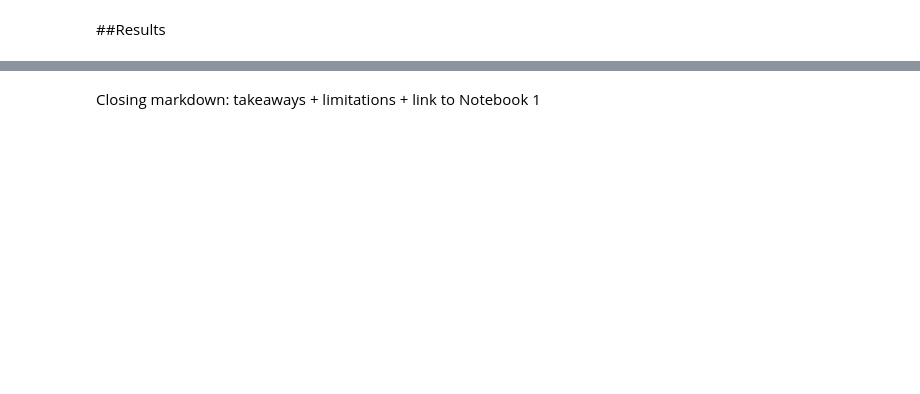
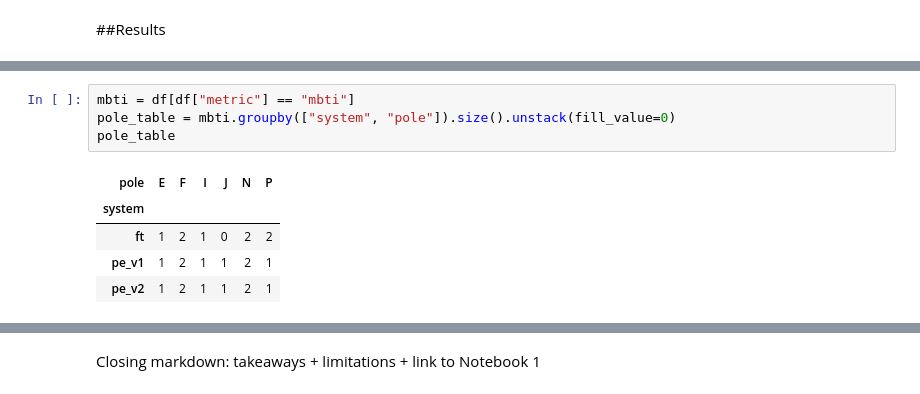
Before and after one commit to kritirakheja/elizabeth-bennet-llm, a Jupyter notebook: 02_evaluation_pipeline.ipynb, the cells around one changed output, grey strips where cells are left out. Cells and saved outputs as stored; diff of their text form; blank space fills up the shorter version.

```diff
--- a/02_evaluation_pipeline.ipynb
+++ b/02_evaluation_pipeline.ipynb
@@ -595,0 +676,10 @@ files.download("scores.json")
+# %%
+mbti = df[df["metric"] == "mbti"]
+pole_table = mbti.groupby(["system", "pole"]).size().unstack(fill_value=0)
+pole_table
+# %% [output]
+| pole | E | F | I | J | N | P |
+| system |  |  |  |  |  |  |
+| ft | 1 | 2 | 1 | 0 | 2 | 2 |
+| pe_v1 | 1 | 2 | 1 | 1 | 2 | 1 |
+| pe_v2 | 1 | 2 | 1 | 1 | 2 | 1 |
```
Also changed, not shown: parts of 9 cells of this notebook.
